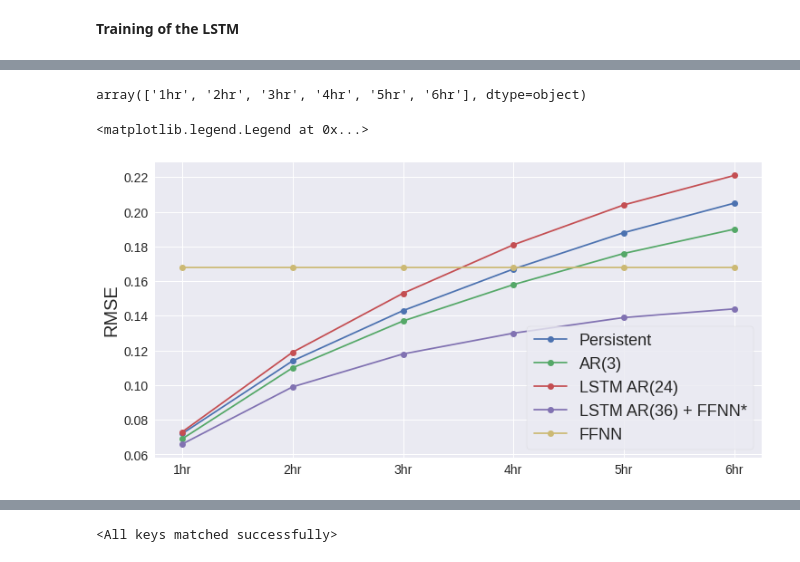
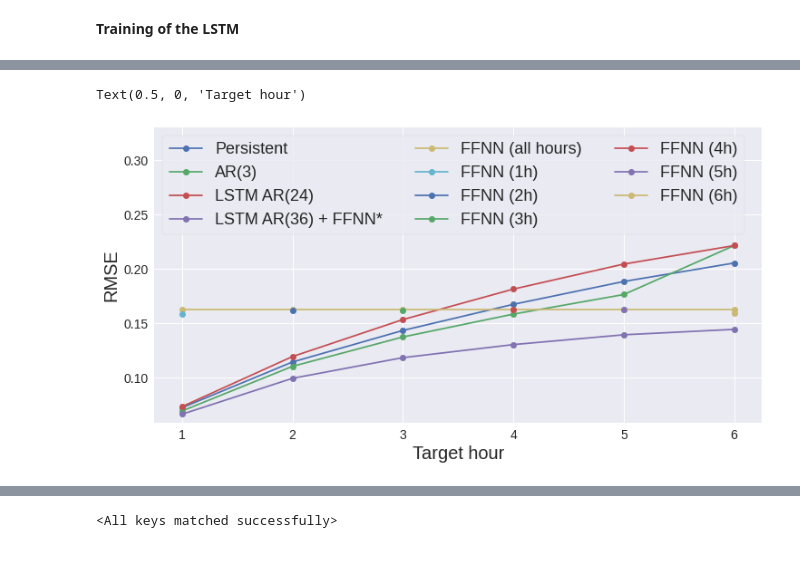
Before and after one commit to GilliGit/WindForecastingCompetition, a Jupyter notebook: Models/Intra day/Plots_and_tables.ipynb, the cells around one changed output, grey strips where cells are left out. Saved outputs shown, nothing was run; the diff lists cells and outputs as text; code cells hidden in the pictures.

Commit message:
Added data viz, model arch attempts and revenue estimates

```diff
--- a/Models/Intra day/Plots_and_tables.ipynb
+++ b/Models/Intra day/Plots_and_tables.ipynb
@@ -341,6 +340,6 @@ class EarlyStopping:
 # %% [markdown]
 **Training of the LSTM**
 # %%
-ExelResults = pd.read_excel('Comparison_models_intraday.xlsx', index_col= 0, header = None , names = 'Model 1hr 2hr 3hr 4hr 5hr 6hr'.split() )
+ExelResults = pd.read_excel('Comparison_models_intraday.xlsx', index_col= 0)#, header = None , names = 'Model 1hr 2hr 3hr 4hr 5hr 6hr'.split() )
 ExelResults
 # %% [output]
@@ -354,12 +358,10 @@ ExelResults
-# %%
-ExelResults.T.index.values
-# %% [output]
-array(['1hr', '2hr', '3hr', '4hr', '5hr', '6hr'], dtype=object)
 # %%
 fig, ax = plt.subplots(figsize = (12,6))
-ExelResults.T.plot(style='o-',ax=ax)
+ExelResults.filter(like="RMSE").T.set_index(np.arange(1,7)).plot(style='o-',ax=ax)
 ax.set_ylabel('RMSE')
-ax.legend(loc = 'lower right')
+ax.legend(loc = 'upper left',ncol=3)
+ax.set_ylim(top=0.33)
+ax.set_xlabel("Target hour")
 # %% [output]
-<matplotlib.legend.Legend at 0x...>
+Text(0.5, 0, 'Target hour')
-[figure, old version]
+[figure, new version]
```
Also changed, not shown: parts of 22 cells of this notebook.
